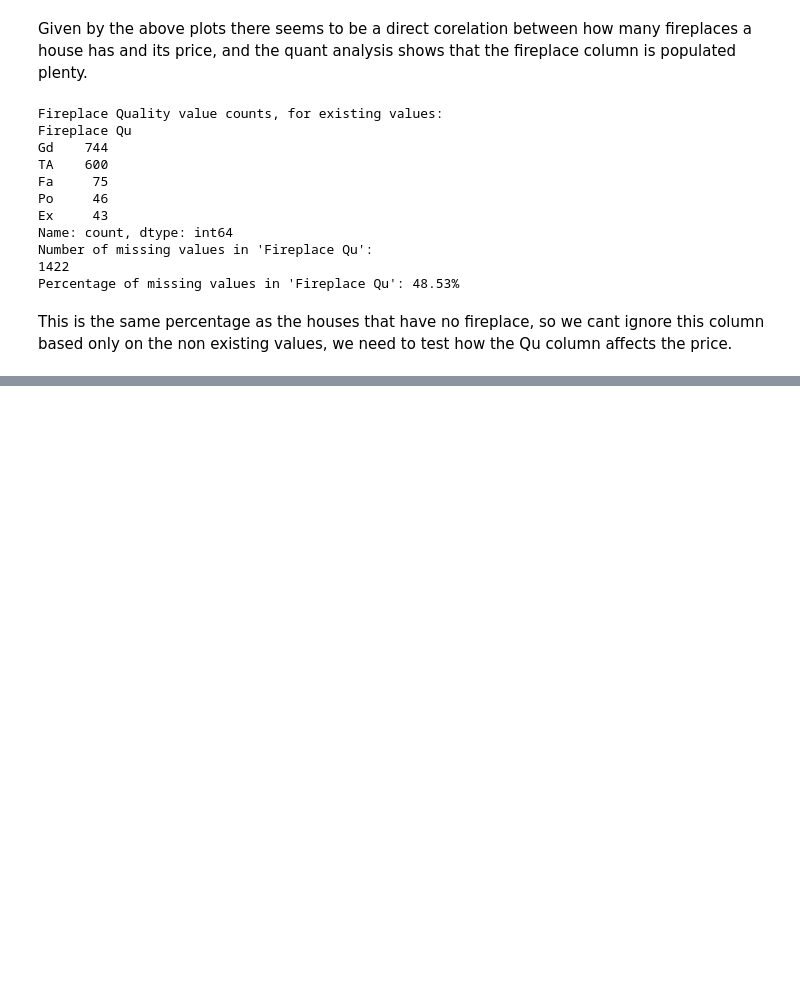
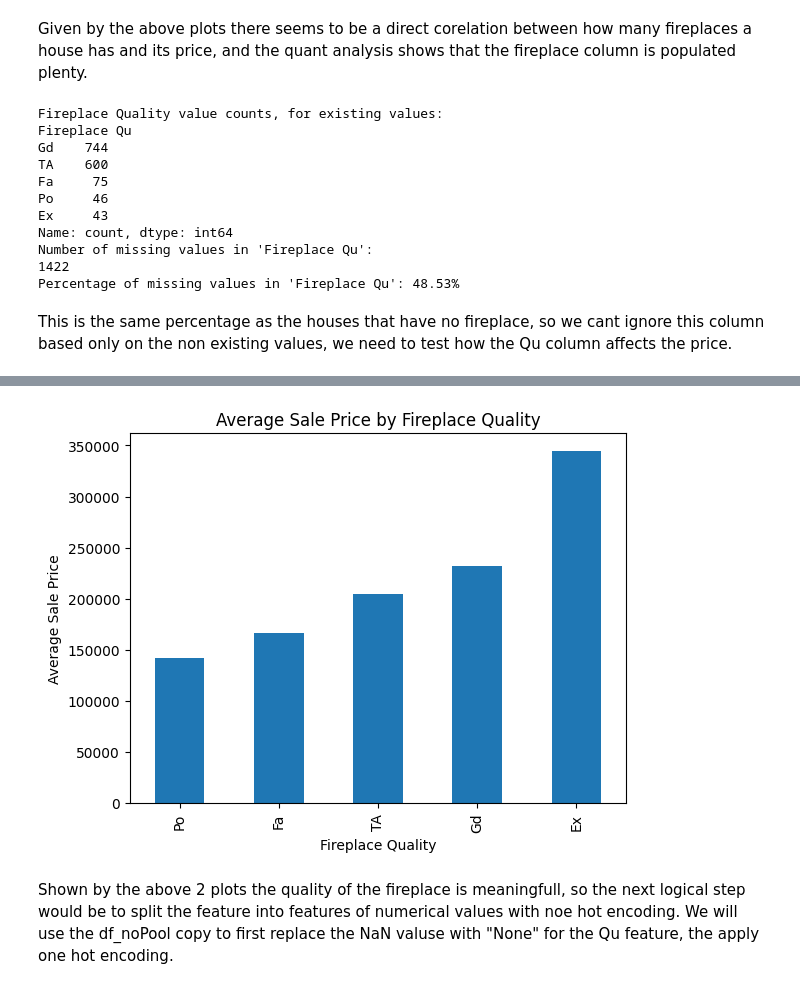
Before and after one commit to hedesiustefan/ML_Project, a Jupyter notebook: dataexplore.ipynb, the cells around one changed output, grey strips where cells are left out. Drawn from its saved outputs; the diff is of its cells as text; code cells hidden in the pictures; blank space fills up the shorter version.

```diff
--- a/dataexplore.ipynb
+++ b/dataexplore.ipynb
@@ -194,0 +204,10 @@ This is the same percentage as the houses that have no fireplace, so we cant ign
+# %%
+clean_df.groupby('Fireplace Qu')['SalePrice'].mean().reindex(order).plot(kind='bar')
+plt.xlabel('Fireplace Quality')
+plt.ylabel('Average Sale Price')
+plt.title('Average Sale Price by Fireplace Quality')
+plt.show()
+# %% [output]
+[figure, added]
+# %% [markdown]
+Shown by the above 2 plots the quality of the fireplace is meaningfull, so the next logical step would be to split the feature into features of numerical values with noe hot encoding. We will use the df_noPool copy to first replace the NaN valuse with "None" for the Qu feature, the apply one hot encoding.
```
Also changed, not shown: parts of 24 cells of this notebook.
